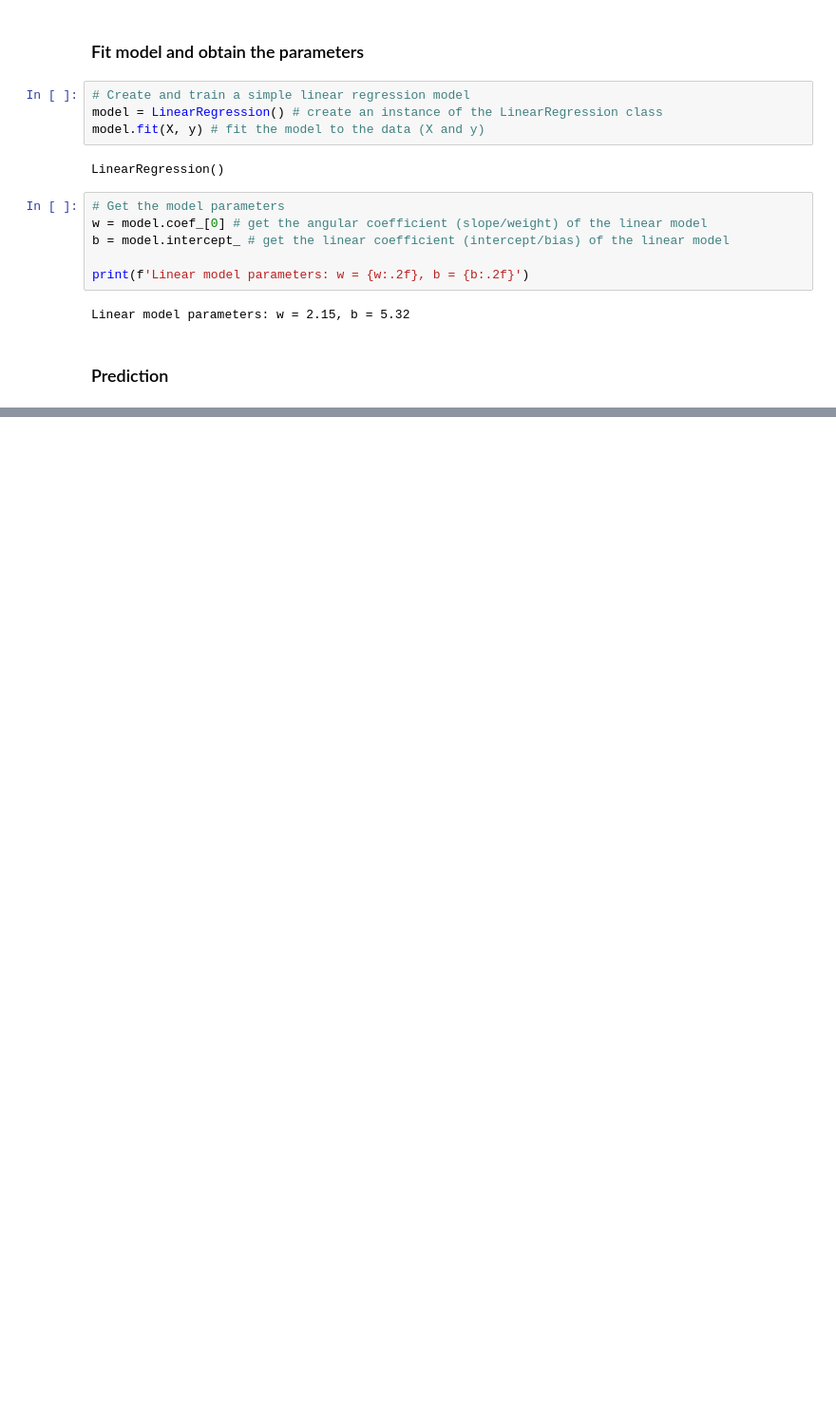
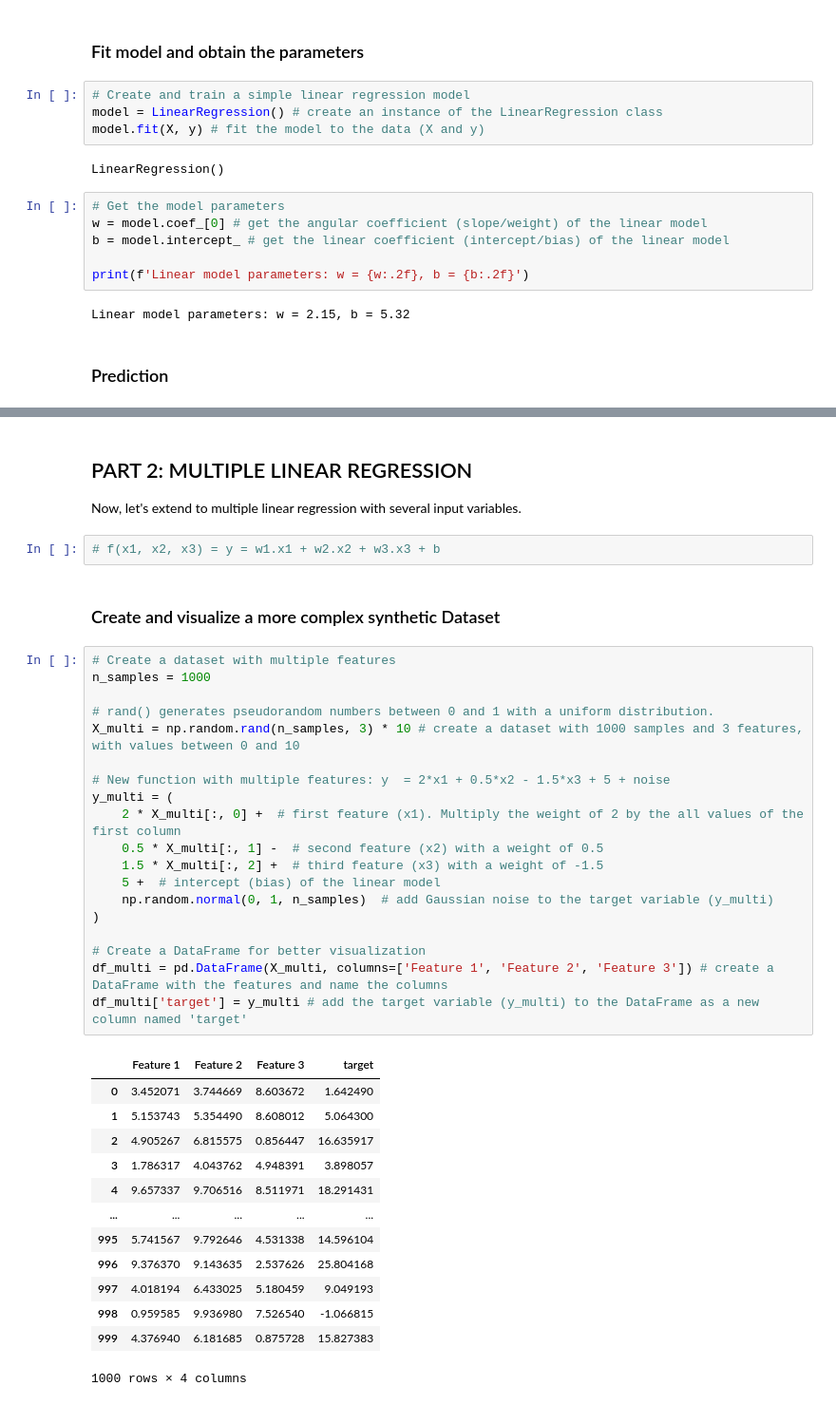
Before and after one commit to leandrohfer/mba-ia-and-analytics-FGV, a Jupyter notebook: 3_metodos_supervisionados/linear_regression_begin.ipynb, the cells around one changed output, grey strips where cells are left out. Shown at 95% size. Saved outputs shown, nothing was run; the diff lists cells and outputs as text; blank space fills up the shorter version.

Commit message:
Creates a more complex dataset to test regression linear with multiples features

```diff
--- a/3_metodos_supervisionados/linear_regression_begin.ipynb
+++ b/3_metodos_supervisionados/linear_regression_begin.ipynb
@@ -108,3 +117,44 @@ True Equation: y = 2x + 5 + noise
 Mean Squared Error: 15.3818
 Root Mean Squared Error: 3.9220
 R-squared Score: 0.7256
+# %% [markdown]
+## PART 2: MULTIPLE LINEAR REGRESSION
+
+Now, let's extend to multiple linear regression with several input variables.
+# %%
+# f(x1, x2, x3) = y = w1.x1 + w2.x2 + w3.x3 + b
+# %% [markdown]
+### Create and visualize a more complex synthetic Dataset
+# %%
+# Create a dataset with multiple features
+n_samples = 1000
+
+# rand() generates pseudorandom numbers between 0 and 1 with a uniform distribution.
+X_multi = np.random.rand(n_samples, 3) * 10 # create a dataset with 1000 samples and 3 features, with values between 0 and 10
+
+# New function with multiple features: y  = 2*x1 + 0.5*x2 - 1.5*x3 + 5 + noise
+y_multi = (
+    2 * X_multi[:, 0] +  # first feature (x1). Multiply the weight of 2 by the all values of the first column
+    0.5 * X_multi[:, 1] -  # second feature (x2) with a weight of 0.5
+    1.5 * X_multi[:, 2] +  # third feature (x3) with a weight of -1.5
+    5 +  # intercept (bias) of the linear model
+    np.random.normal(0, 1, n_samples)  # add Gaussian noise to the target variable (y_multi)
+)
+
+# Create a DataFrame for better visualization
+df_multi = pd.DataFrame(X_multi, columns=['Feature 1', 'Feature 2', 'Feature 3']) # create a DataFrame with the features and name the columns
+df_multi['target'] = y_multi # add the target variable (y_multi) to the DataFrame as a new column named 'target'
+# %% [output]
+|  | Feature 1 | Feature 2 | Feature 3 | target |
+| 0 | 3.452071 | 3.744669 | 8.603672 | 1.642490 |
+| 1 | 5.153743 | 5.354490 | 8.608012 | 5.064300 |
+| 2 | 4.905267 | 6.815575 | 0.856447 | 16.635917 |
+| 3 | 1.786317 | 4.043762 | 4.948391 | 3.898057 |
+| 4 | 9.657337 | 9.706516 | 8.511971 | 18.291431 |
+| ... | ... | ... | ... | ... |
+| 995 | 5.741567 | 9.792646 | 4.531338 | 14.596104 |
+| 996 | 9.376370 | 9.143635 | 2.537626 | 25.804168 |
+| 997 | 4.018194 | 6.433025 | 5.180459 | 9.049193 |
+| 998 | 0.959585 | 9.936980 | 7.526540 | -1.066815 |
+| 999 | 4.376940 | 6.181685 | 0.875728 | 15.827383 |
+1000 rows × 4 columns
```
Also changed, not shown: parts of 1 cell of this notebook.
